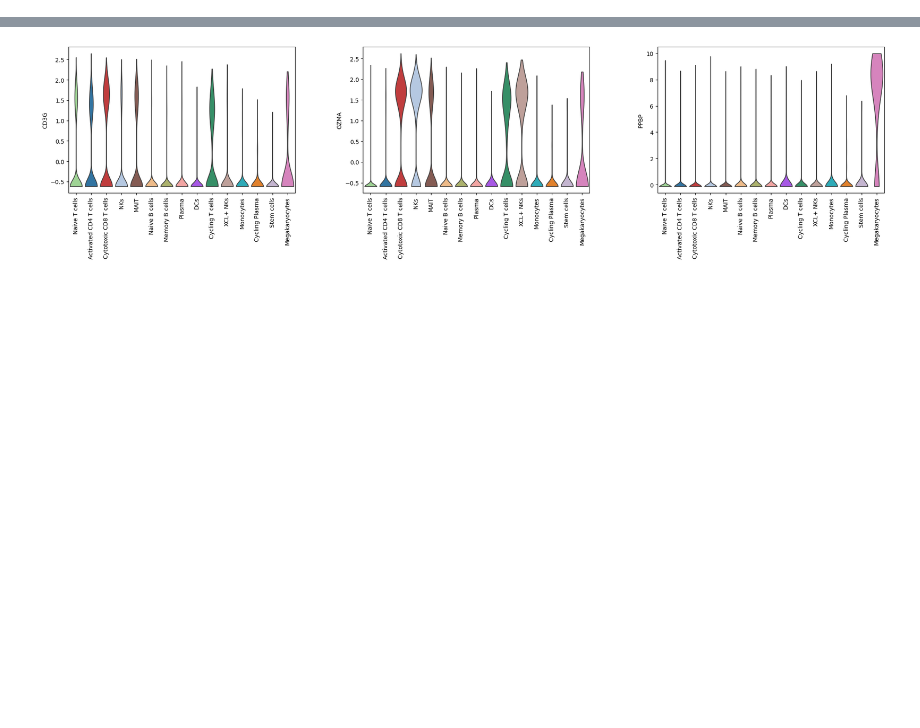
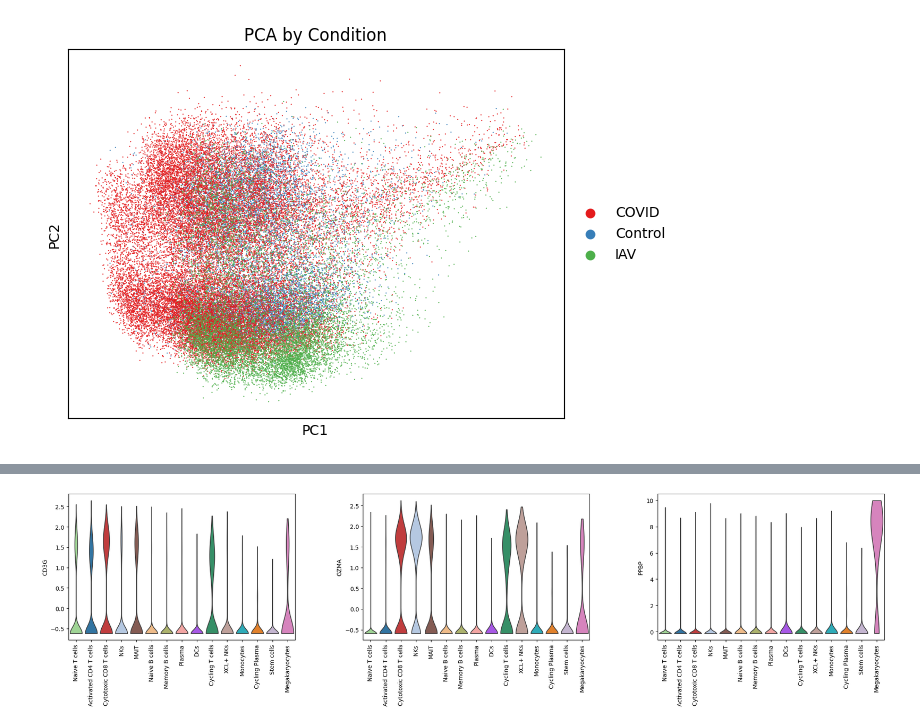
Before and after one commit to JeremiahGiordani/QCB311-Final, a Jupyter notebook: src/differential_expression.ipynb, the cells around one changed output, grey strips where cells are left out. Drawn from its saved outputs; the diff is of its cells as text; code cells hidden in the pictures; blank space fills up the shorter version.

```diff
--- a/src/differential_expression.ipynb
+++ b/src/differential_expression.ipynb
@@ -4,30 +13,2 @@ import scanpy as sc
 
 adata = sc.read_h5ad("../nCoV_dataset_full.h5ad")
-# %%
-adata.var_names_make_unique()
-
-# 2. Identify mitochondrial genes (human convention is "MT-")
-adata.var["mt"] = adata.var_names.str.startswith("MT-")
-
-# 3. Compute QC metrics and store them in adata.obs
-sc.pp.calculate_qc_metrics(
-    adata,
-    qc_vars=["mt"],
-    percent_top=None,
-    log1p=False,
-    inplace=True
-)
-
-# Describe cells and genes:
-print(adata.obs[["n_genes_by_counts", "total_counts"]].describe())
-
-# 4. Confirm new metrics are added
-print(adata.obs[["n_genes_by_counts", "total_counts", "total_counts_mt", "pct_counts_mt"]].describe())
-
-# 5. Violin plots of these metrics across all cells
-sc.pl.violin(
-    adata,
-    ['n_genes_by_counts', 'total_counts', 'total_counts_mt', 'pct_counts_mt'],
-    jitter=0.4,
-    multi_panel=True
-)
@@ -163,0 +117,7 @@ gene_to_index = {
+# %%
+sc.tl.pca(adata, svd_solver='arpack')
+
+palette = ["#E41A1C", "#377EB8", "#4DAF4A"]
+sc.pl.pca(adata, color="condition", title="PCA by Condition", palette=palette)
+# %% [output]
+[figure, added]
```
Also changed, not shown: parts of 24 cells of this notebook, 4 other files.
